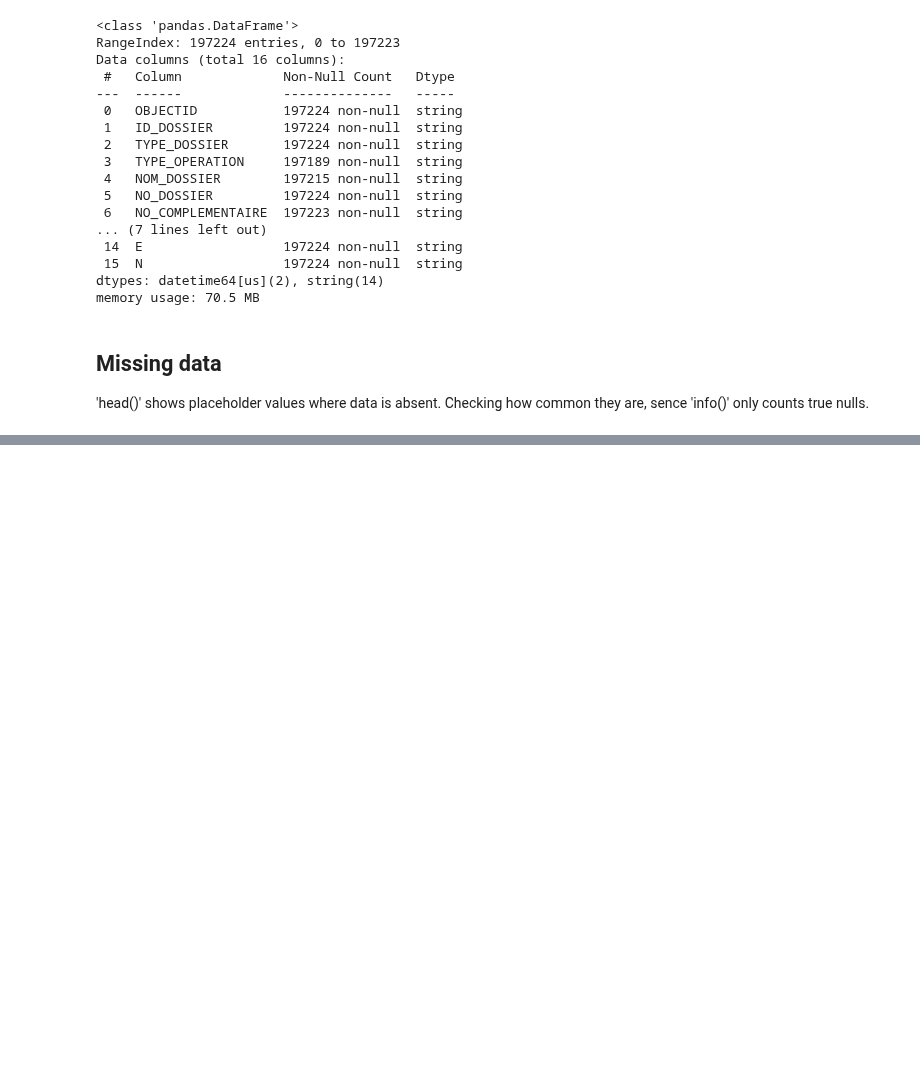
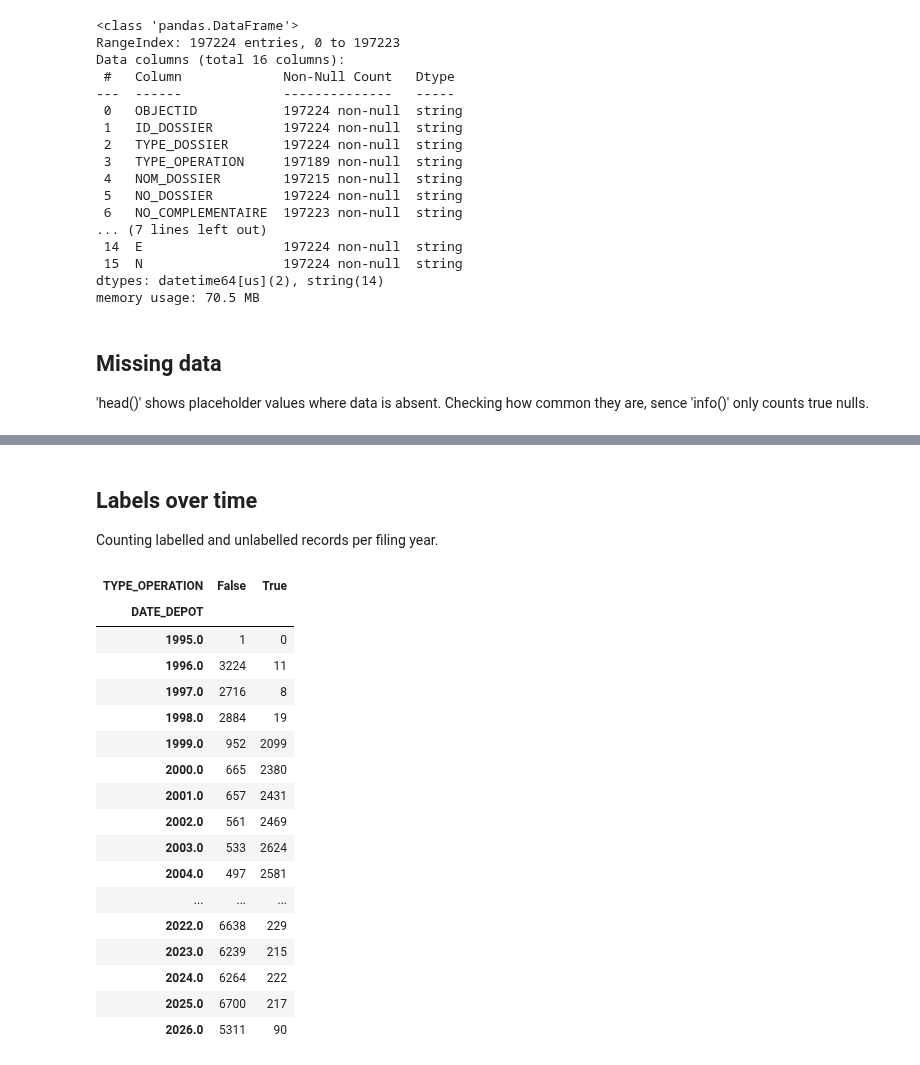
Before and after one commit to dinosmuc/geneva-building-permit-classification, a Jupyter notebook: notebooks/01_data_exploration.ipynb, the cells around one changed output, grey strips where cells are left out. Cells and saved outputs as stored; diff of their text form; code cells hidden in the pictures; blank space fills up the shorter version.

```diff
--- a/notebooks/01_data_exploration.ipynb
+++ b/notebooks/01_data_exploration.ipynb
@@ -75,0 +214,28 @@ pd.DataFrame({"nulls": df.isna().sum(), "placeholders": df.isin(placeholders).su
+# %% [markdown]
+## Labels over time
+
+Counting labelled and unlabelled records per filing year.
+# %%
+year = with_text["DATE_DEPOT"].dt.year
+labelled = with_text["TYPE_OPERATION"].ne("--")
+
+pd.crosstab(year, labelled)
+# %% [output]
+| TYPE_OPERATION | False | True |
+| DATE_DEPOT |  |  |
+| 1995.0 | 1 | 0 |
+| 1996.0 | 3224 | 11 |
+| 1997.0 | 2716 | 8 |
+| 1998.0 | 2884 | 19 |
+| 1999.0 | 952 | 2099 |
+| 2000.0 | 665 | 2380 |
+| 2001.0 | 657 | 2431 |
+| 2002.0 | 561 | 2469 |
+| 2003.0 | 533 | 2624 |
+| 2004.0 | 497 | 2581 |
+| ... | ... | ... |
+| 2022.0 | 6638 | 229 |
+| 2023.0 | 6239 | 215 |
+| 2024.0 | 6264 | 222 |
+| 2025.0 | 6700 | 217 |
+| 2026.0 | 5311 | 90 |
```
Also changed, not shown: parts of 14 cells of this notebook.
